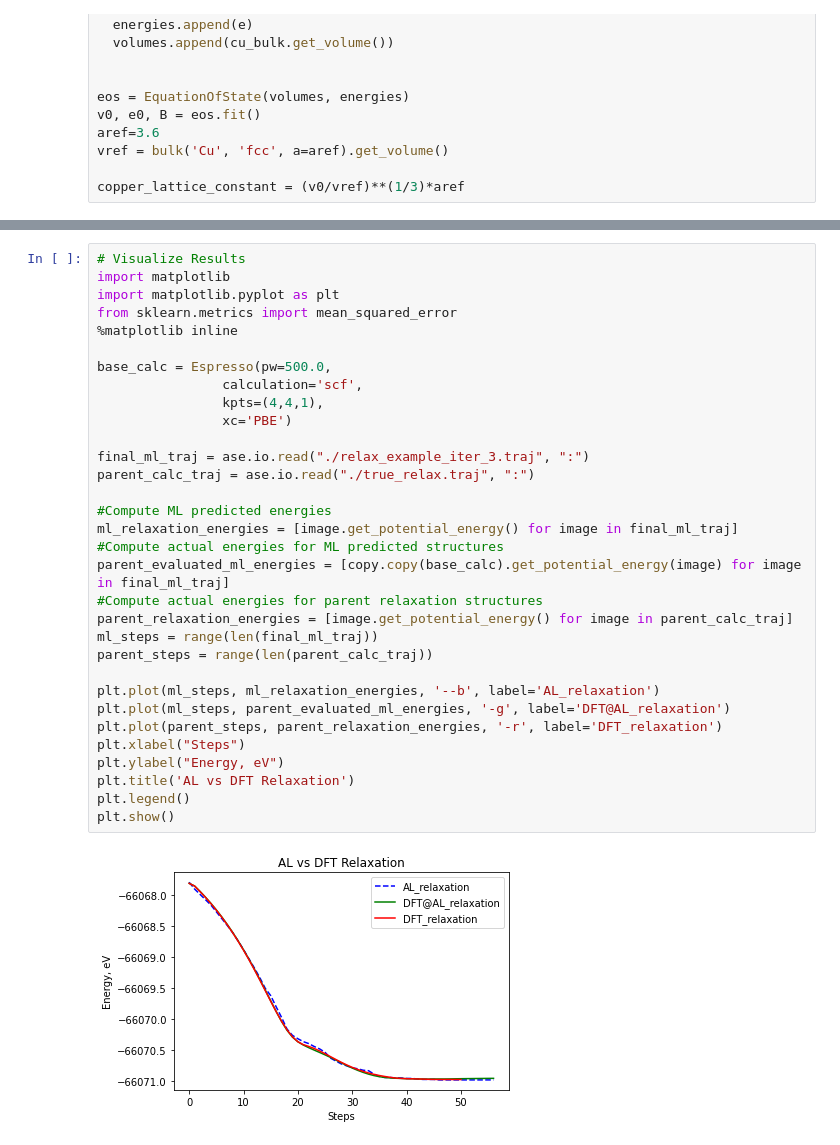
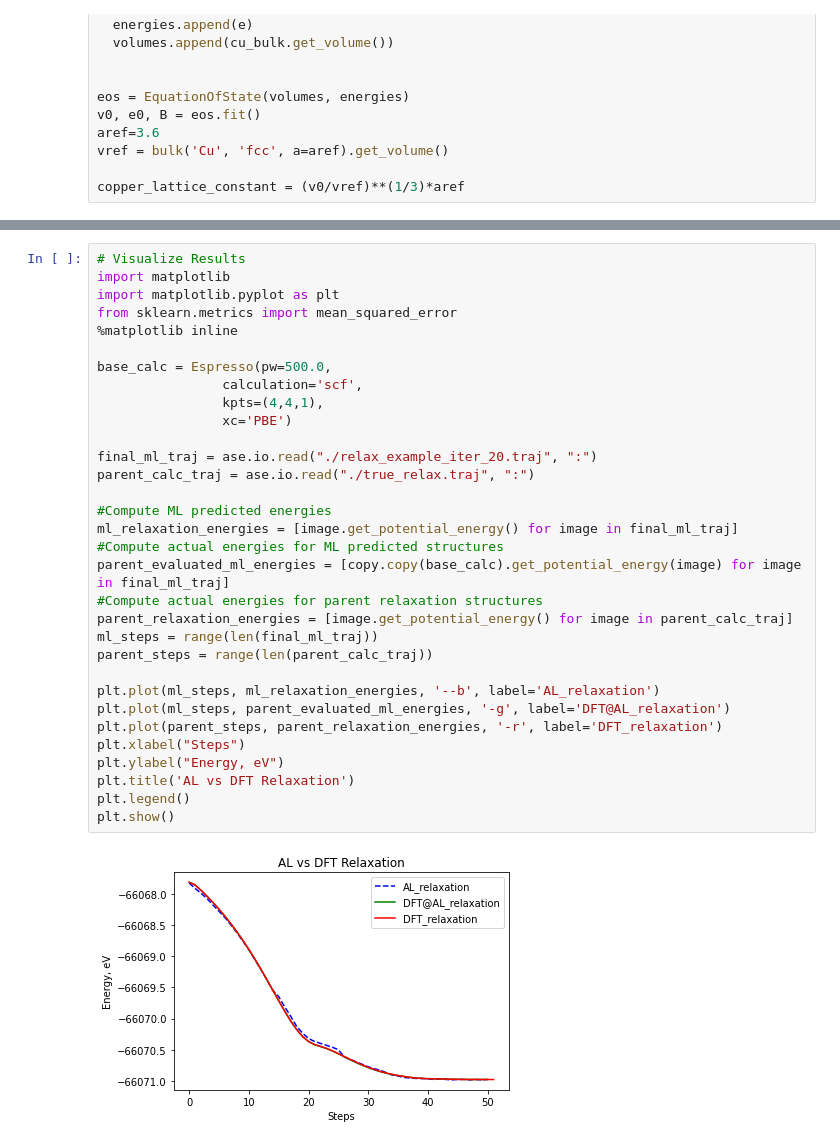
Before and after one commit to ulissigroup/OfflineAL-for-MLPs-manuscript, a Jupyter notebook: al_random_relaxation_example.ipynb, the cells around one changed output, grey strips where cells are left out. Cells and saved outputs as stored; diff of their text form.

```diff
--- a/al_random_relaxation_example.ipynb
+++ b/al_random_relaxation_example.ipynb
@@ -201,35 +204,35 @@ BFGS:   50 19:06:39   -66070.978056        0.0054
 import matplotlib
 import matplotlib.pyplot as plt
 from sklearn.metrics import mean_squared_error
 %matplotlib inline
 
 base_calc = Espresso(pw=500.0,
                 calculation='scf',
                 kpts=(4,4,1),
                 xc='PBE')
 
-final_ml_traj = ase.io.read("./relax_example_iter_3.traj", ":")
+final_ml_traj = ase.io.read("./relax_example_iter_20.traj", ":")
 parent_calc_traj = ase.io.read("./true_relax.traj", ":")
 
 #Compute ML predicted energies
 ml_relaxation_energies = [image.get_potential_energy() for image in final_ml_traj]
 #Compute actual energies for ML predicted structures
 parent_evaluated_ml_energies = [copy.copy(base_calc).get_potential_energy(image) for image in final_ml_traj]
 #Compute actual energies for parent relaxation structures
 parent_relaxation_energies = [image.get_potential_energy() for image in parent_calc_traj]
 ml_steps = range(len(final_ml_traj))
 parent_steps = range(len(parent_calc_traj))
 
 plt.plot(ml_steps, ml_relaxation_energies, '--b', label='AL_relaxation')
 plt.plot(ml_steps, parent_evaluated_ml_energies, '-g', label='DFT@AL_relaxation')
 plt.plot(parent_steps, parent_relaxation_energies, '-r', label='DFT_relaxation')
 plt.xlabel("Steps")
 plt.ylabel("Energy, eV")
 plt.title('AL vs DFT Relaxation')
 plt.legend()
 plt.show()
 # %% [output]
-[figure, old version]
+[figure, new version]
 # %%
 # Evaluation Metrics
 def compute_loss(a, b):
```
Also changed, not shown: parts of 6 cells of this notebook.
